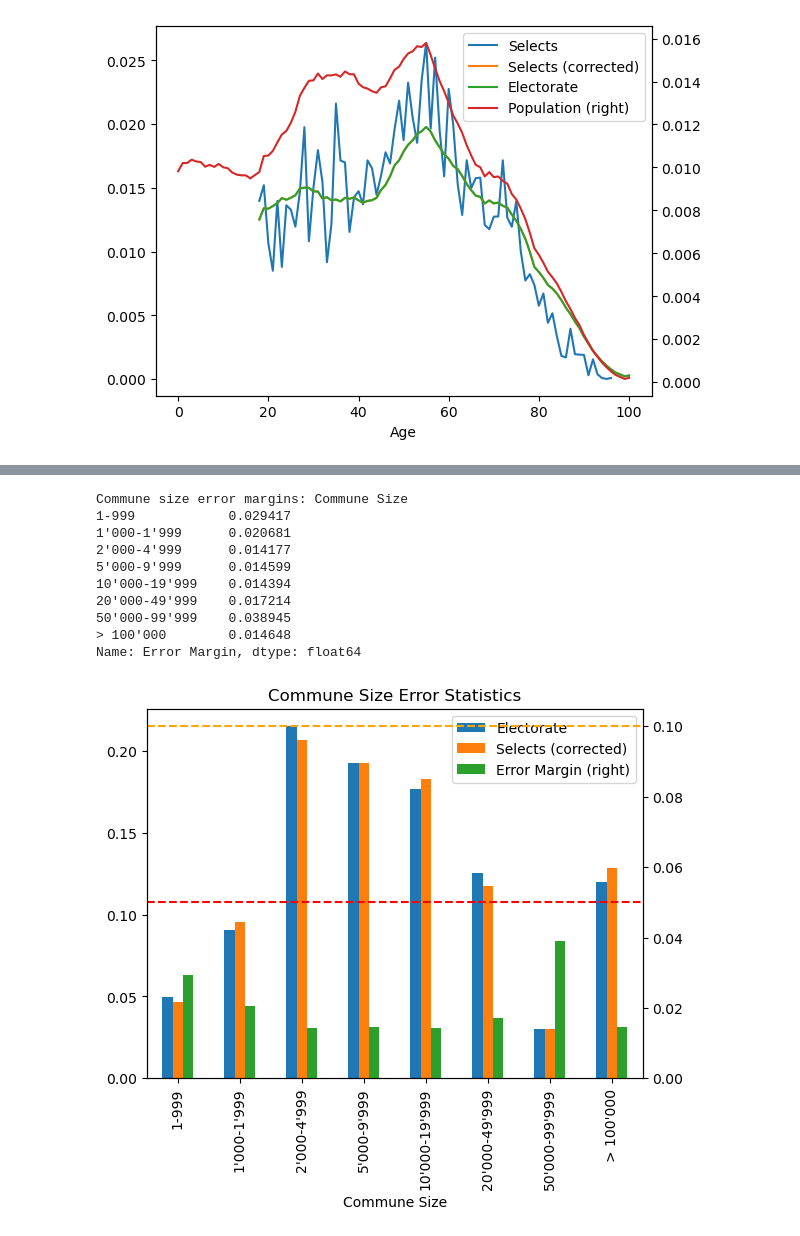
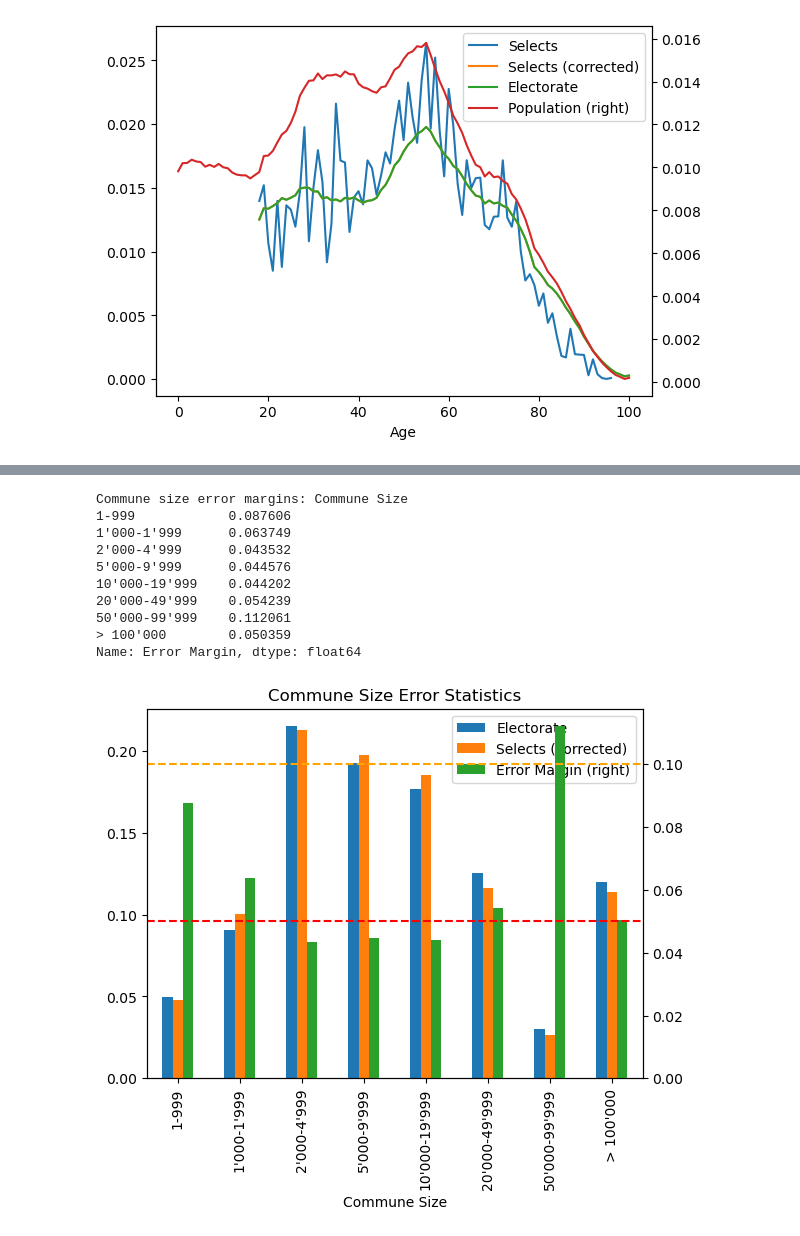
Before and after one commit to tschai-yim/swiss-elections-study, a Jupyter notebook: respondents_vs_population.ipynb, the cells around one changed output, grey strips where cells are left out. Cells and saved outputs as stored; diff of their text form; code cells hidden in the pictures.

```diff
--- a/respondents_vs_population.ipynb
+++ b/respondents_vs_population.ipynb
@@ -16,10 +17,12 @@ from data.population import get_bfs_population_cga
 selects_df = get_fors_selects()
 population_df = get_bfs_population_cga()
 # %%
+from data.population import get_electorate
+
 year = selects_df[YEAR_ATTR].max()
 selects_year_df = selects_df[selects_df[YEAR_ATTR] == year].dropna(axis=1, how='all')
 population_year_df = population_df[(population_df[YEAR_ATTR] == year) & (population_df[IS_PERMANENT_RESIDENT_ATTR])]
-electorate_year_df = population_year_df[(population_year_df[IS_CITIZEN_ATTR]) & (population_year_df[AGE_ATTR] >= 18)]
+electorate_year_df = get_electorate(population_year_df)
 
 print(f'Year: {year}')
 print(f'Number of selects respondents: {len(selects_year_df)}')
@@ -132,8 +139,8 @@ Name: Error Margin, dtype: float64
 # %%
 selects_commune_size = selects_year_df.groupby(COMMUNE_SIZE_ATTR, observed=True) \
-    ['weighttot'].sum().rename('Selects')
+    [TOTAL_WEIGHT].sum().rename('Selects')
 corrected_selects_commune_size = corrected_selects_year_df.groupby(COMMUNE_SIZE_ATTR, observed=True) \
-    ['weighttot'].sum().rename('Selects (corrected)')
+    [TOTAL_WEIGHT].sum().rename('Selects (corrected)')
 
 electorate_commune_size = electorate_year_df.groupby(COMMUNE_SIZE_ATTR, observed=True) \
     [POPULATION_ATTR].sum().rename('Electorate')
@@ -149,7 +156,7 @@ commune_size_distribution.plot(kind='bar', xlabel='Commune size')
 (commune_size_distribution.sub(commune_size_distribution['Electorate'], axis=0)).plot(
     kind='bar', xlabel='Commune size', title='Absolute Difference Relative to Electorate')
 print('Commune size distribution TVD:')
-print(total_variance_distance(commune_size_distribution, 'Electorate'))
+print(column_total_variance_distance(commune_size_distribution, 'Electorate'))
 # %% [output]
 Commune size distribution TVD:
 Selects                0.024142
@@ -161,34 +168,35 @@ dtype: float64
 # %%
-commune_size_sample_count = corrected_selects_year_df.groupby(COMMUNE_SIZE_ATTR, observed=True)[
-    'weighttot'] \
-    .agg(kish_effective_sample_size).rename('Effective Sample Size')
+commune_size_sample_count = corrected_selects_year_df.groupby(COMMUNE_SIZE_ATTR, observed=True).apply(
+        lambda group: kish_effective_sample_size(group[TOTAL_WEIGHT], group[RESPONDENT_ID]),
+        include_groups=False
+).rename('Effective Sample Size')
 commune_size_error_margin = pd.concat([
     commune_size_sample_count,
     electorate_commune_size
 ], axis=1).apply(
     lambda x: finite_classical_error_margin(x['Effective Sample Size'], x['Electorate']), axis=1
 ).rename('Error Margin')
 
 commune_size_error_stats = pd.concat([
     commune_size_distribution[['Electorate', 'Selects (corrected)']],
     commune_size_error_margin,
 ], axis=1).plot(kind='bar', title='Commune Size Error Statistics', secondary_y=['Error Margin'])
 plt.axhline(y=0.05, color='red', linestyle='--', label='5% Error Margin')
 plt.axhline(y=0.1, color='orange', linestyle='--', label='10% Error Margin')
 
 print("Commune size error margins:", commune_size_error_margin)
 # %% [output]
 Commune size error margins: Commune Size
-1-999            0.029417
-1'000-1'999      0.020681
-2'000-4'999      0.014177
-5'000-9'999      0.014599
-10'000-19'999    0.014394
-20'000-49'999    0.017214
-50'000-99'999    0.038945
-> 100'000        0.014648
+1-999            0.087606
+1'000-1'999      0.063749
+2'000-4'999      0.043532
+5'000-9'999      0.044576
+10'000-19'999    0.044202
+20'000-49'999    0.054239
+50'000-99'999    0.112061
+> 100'000        0.050359
 Name: Error Margin, dtype: float64
-[figure, old version]
+[figure, new version]
 # %%
 selects_canton_map = cantons_metadata.set_index(cantons_metadata.cantonAbbreviation.str.lower())[CANTON_ATTR]
 selects_canton = selects_year_df.groupby('sg3', observed=True) \
```
Also changed, not shown: parts of 8 cells of this notebook, 7 other files.
